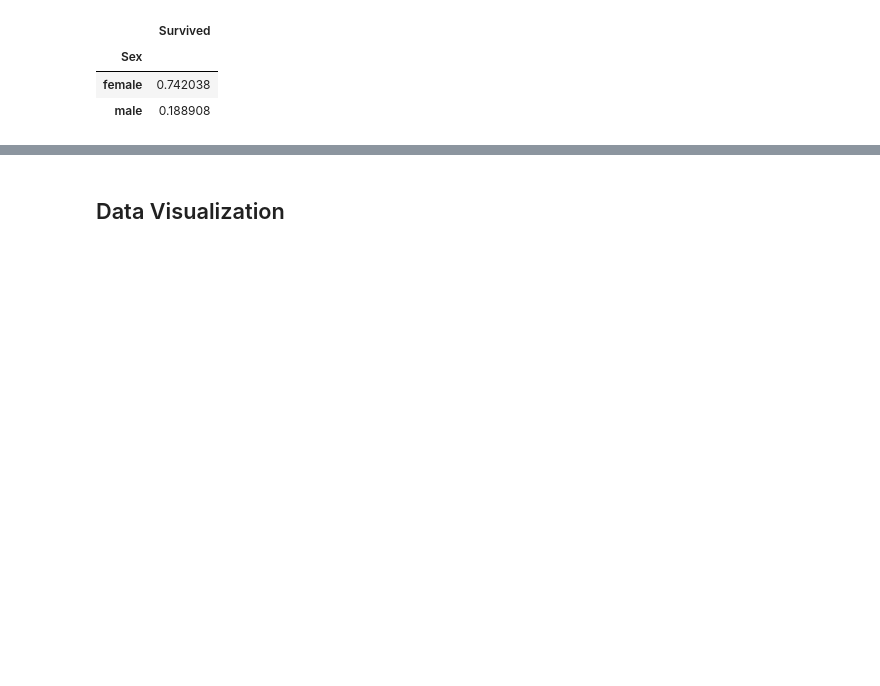
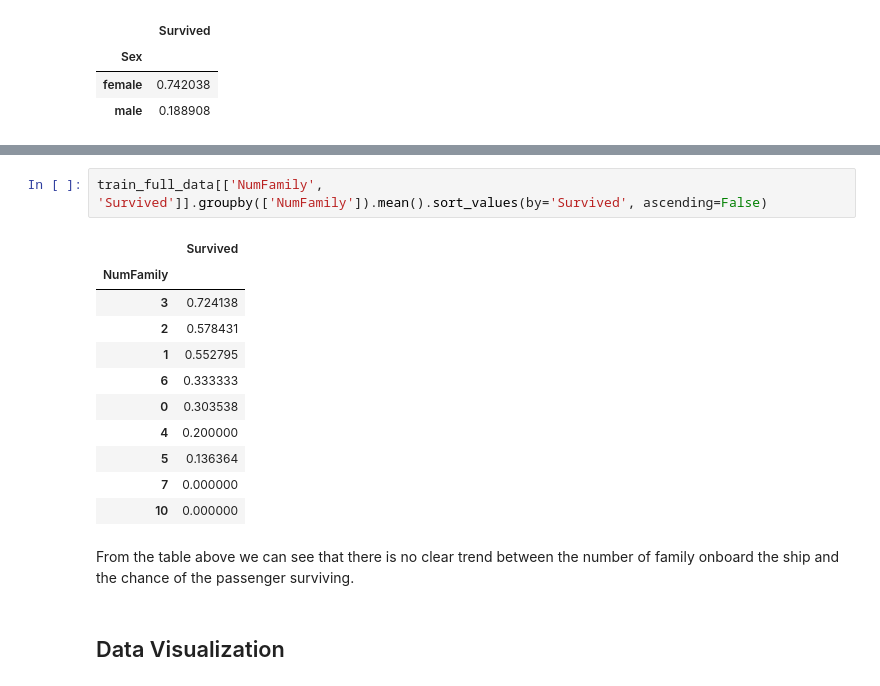
Before and after one commit to tt0507/Kaggle, a Jupyter notebook: titanic/titanic.ipynb, the cells around one changed output, grey strips where cells are left out. Cells and saved outputs as stored; diff of their text form; blank space fills up the shorter version.

```diff
--- a/titanic/titanic.ipynb
+++ b/titanic/titanic.ipynb
@@ -85,3 +129,19 @@ train_full_data[['Sex', 'Survived']].groupby(['Sex']).mean().sort_values(by='Sur
+# %%
+train_full_data[['NumFamily', 'Survived']].groupby(['NumFamily']).mean().sort_values(by='Survived', ascending=False)
+# %% [output]
+|  | Survived |
+| NumFamily |  |
+| 3 | 0.724138 |
+| 2 | 0.578431 |
+| 1 | 0.552795 |
+| 6 | 0.333333 |
+| 0 | 0.303538 |
+| 4 | 0.200000 |
+| 5 | 0.136364 |
+| 7 | 0.000000 |
+| 10 | 0.000000 |
+# %% [markdown]
+From the table above we can see that there is no clear trend between the number of family onboard the ship and the chance of the passenger surviving.
 # %% [markdown]
 ## Data Visualization
 # %% [markdown]
```
Also changed, not shown: parts of 47 cells of this notebook.
